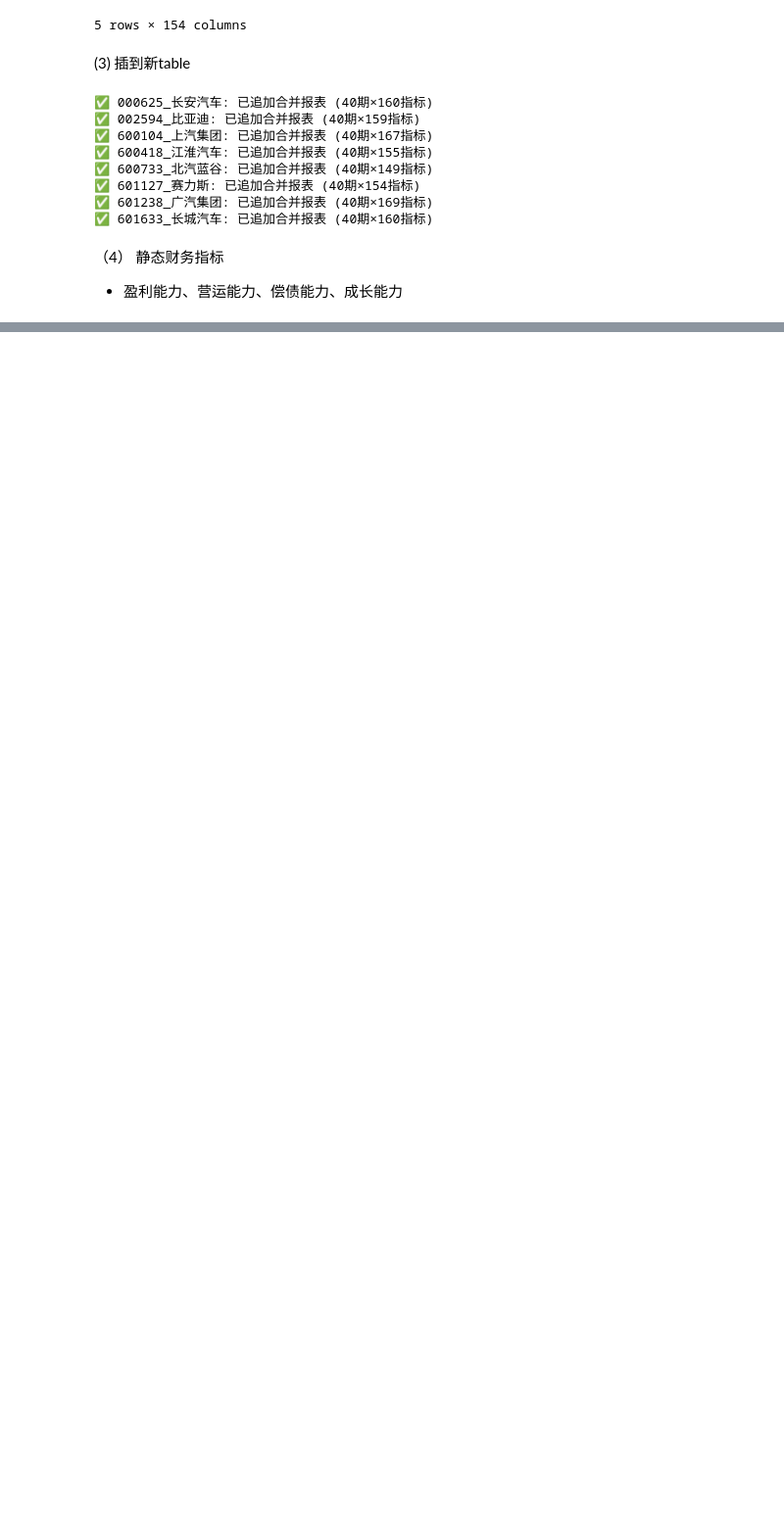
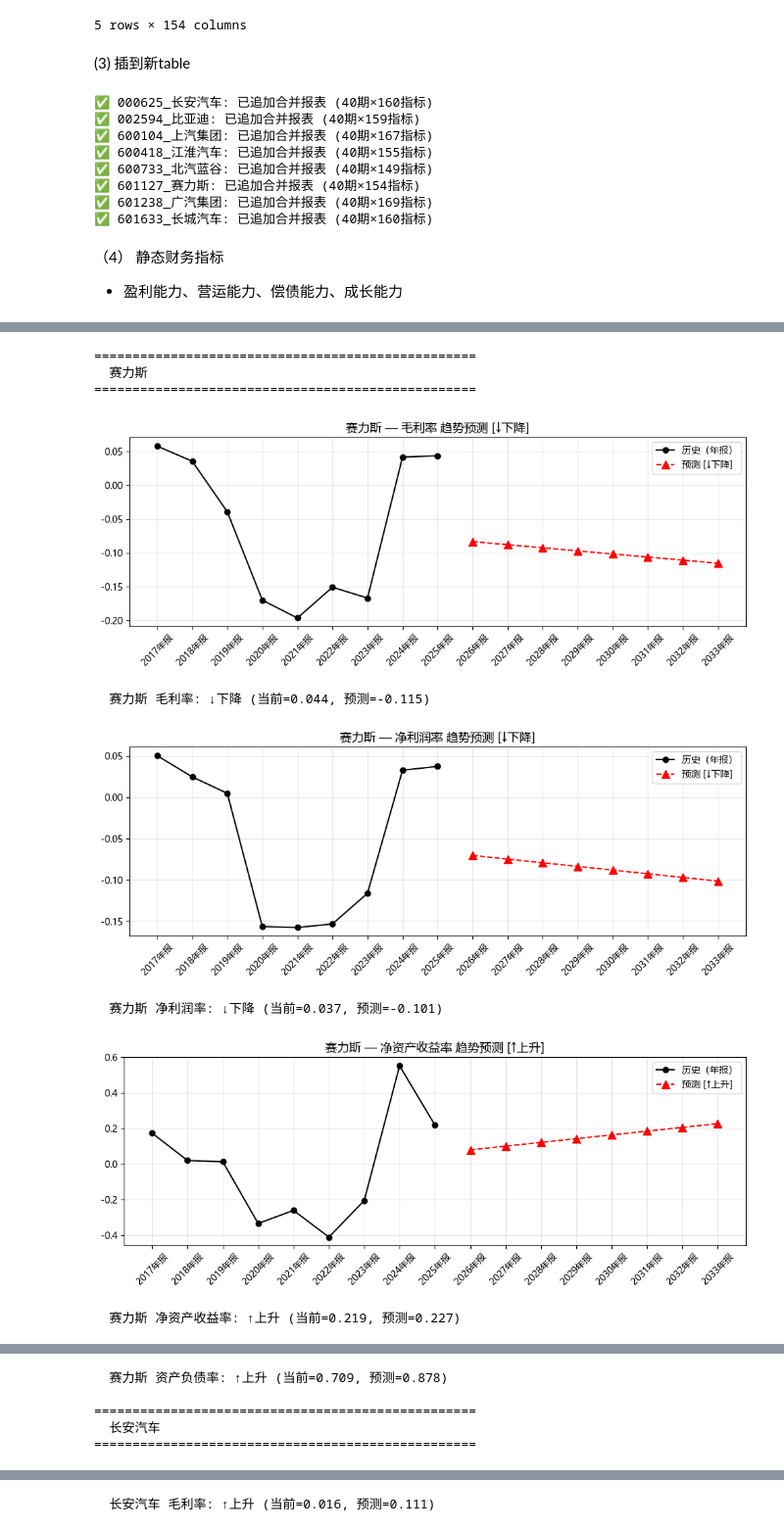
Before and after one commit to yohoten/fidac, a Jupyter notebook: 基于K-Means聚类与Prophet时序预测的重庆上市车企财务智能预警研究.ipynb, the cells around one changed output, grey strips where cells are left out. Shown at 98% size. Drawn from its saved outputs; the diff is of its cells as text; code cells hidden in the pictures; blank space fills up the shorter version.

```diff
--- a/基于K-Means聚类与Prophet时序预测的重庆上市车企财务智能预警研究.ipynb
+++ b/基于K-Means聚类与Prophet时序预测的重庆上市车企财务智能预警研究.ipynb
@@ -211,0 +376,67 @@ df_ratio.head()
+# %%
+import numpy as np
+from sklearn.linear_model import LinearRegression
+
+def simple_forecast(code, metric_col, periods=8):
+    """替代 Prophet 的趋势预测：线性回归 + 季节性因子"""
+    df_ratio = all_ratios[code]
+    name = code.split('_')[1]
+
+    # 取年报数据做趋势
+    annual = df_ratio[[metric_col]][df_ratio.index.str.contains('年报')].copy()
+    annual['year'] = np.arange(len(annual))
+    annual = annual.dropna()
+
+    if len(annual) < 3:
+        print(f'  {name} {metric_col}: 数据不足')
+        return
+
+    # 线性趋势
+    X = annual[['year']].values
+    y = annual[metric_col].values
+    model = LinearRegression().fit(X, y)
+
+    # 预测未来
+    future_years = np.arange(len(annual), len(annual) + periods).reshape(-1, 1)
+    pred = model.predict(future_years)
+
+    # 方向
+    direction = '↑上升' if model.coef_[0] > 0 else '↓下降'
+
+    # 可视化
+    fig, ax = plt.subplots(figsize=(10, 4))
+    ax.plot(annual.index, y, 'ko-', markersize=6, label='历史（年报）')
+    future_labels = [f'{2025 + i + 1}年报' for i in range(periods)]
+    ax.plot(future_labels, pred, 'r^--', markersize=8, label=f'预测 [{direction}]')
+    ax.set_title(f'{name} — {metric_col} 趋势预测 [{direction}]', fontsize=13)
+    ax.legend()
+    ax.grid(alpha=0.3)
+    plt.xticks(rotation=45)
+    plt.tight_layout()
+    plt.show()
+
+    print(f'  {name} {metric_col}: {direction} '
+          f'(当前={y[-1]:.3f}, 预测={pred[-1]:.3f})')
+
+
+# ============ 赛力斯 vs 长安 ============
+METRICS = ['毛利率', '净利润率', '净资产收益率', '资产负债率']
+
+for code in ['601127_赛力斯', '000625_长安汽车']:
+    if code not in all_ratios:
+        continue
+    print(f'\n{"="*50}')
+    print(f'  {code.split("_")[1]}')
+    print(f'{"="*50}')
+    for metric in METRICS:
+        simple_forecast(code, metric)
+# %% [output]
+==================================================
+  赛力斯
+==================================================
+[figure, added]
+  赛力斯 毛利率: ↓下降 (当前=0.044, 预测=-0.115)
+[figure, added]
+  赛力斯 净利润率: ↓下降 (当前=0.037, 预测=-0.101)
+[figure, added]
+  赛力斯 净资产收益率: ↑上升 (当前=0.219, 预测=0.227)
@@ -211,0 +444,5 @@ df_ratio.head()
+  赛力斯 资产负债率: ↑上升 (当前=0.709, 预测=0.878)
+
+==================================================
+  长安汽车
+==================================================
@@ -211,0 +450 @@ df_ratio.head()
+  长安汽车 毛利率: ↑上升 (当前=0.016, 预测=0.111)
```
Also changed, not shown: parts of 12 cells of this notebook, 8 other files.
